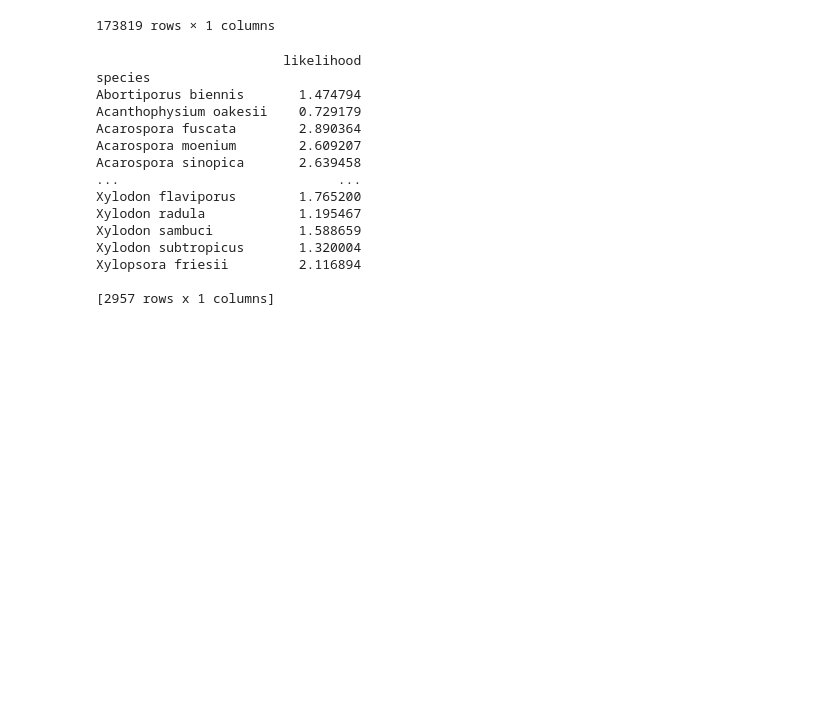
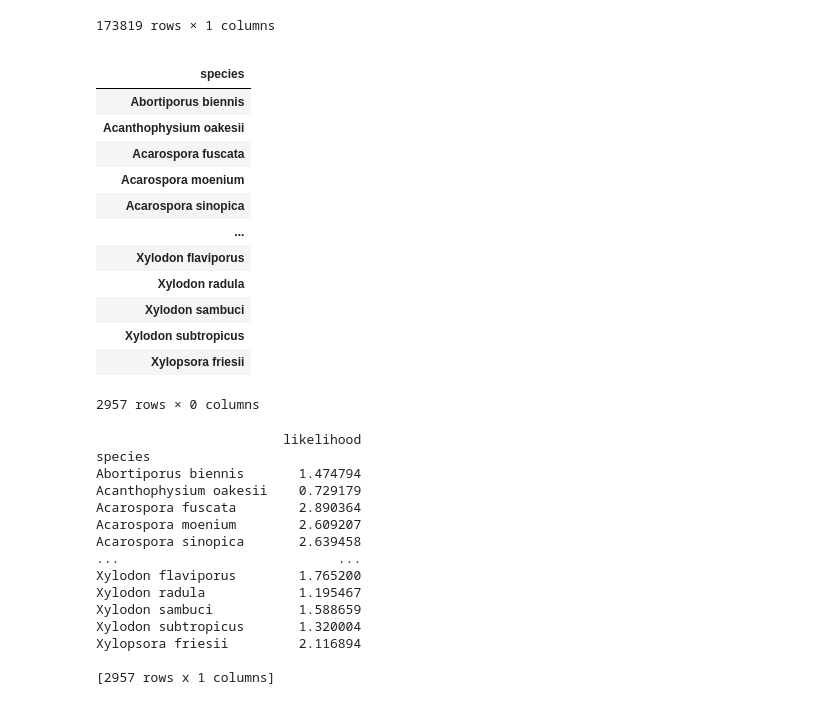
Before and after one commit to fungid-app/fungid-api, a Jupyter notebook: combined.ipynb, the cells around one changed output. Saved outputs shown, nothing was run; the diff lists cells and outputs as text; code cells hidden in the pictures; blank space fills up the shorter version.

```diff
--- a/combined.ipynb
+++ b/combined.ipynb
@@ -147,6 +151,24 @@ def get_db_species(conn, observation, dist):
     print(len(results))
 # %%
 vocab_df = pd.DataFrame(img_learn.dls.vocab, columns=['species']).set_index('species')
+# %%
+testvocab = pd.read_csv('dbs/training/vocab-v0-3.csv', index_col='species')
+testvocab
+# %% [output]
+|  |
+| species |
+| Abortiporus biennis |
+| Acanthophysium oakesii |
+| Acarospora fuscata |
+| Acarospora moenium |
+| Acarospora sinopica |
+| ... |
+| Xylodon flaviporus |
+| Xylodon radula |
+| Xylodon sambuci |
+| Xylodon subtropicus |
+| Xylopsora friesii |
+2957 rows × 0 columns
 # %%
 def get_stats(observation, vocab_df):
     stats = pd.concat([
```
Also changed, not shown: parts of 4 cells of this notebook, 10 other files.
